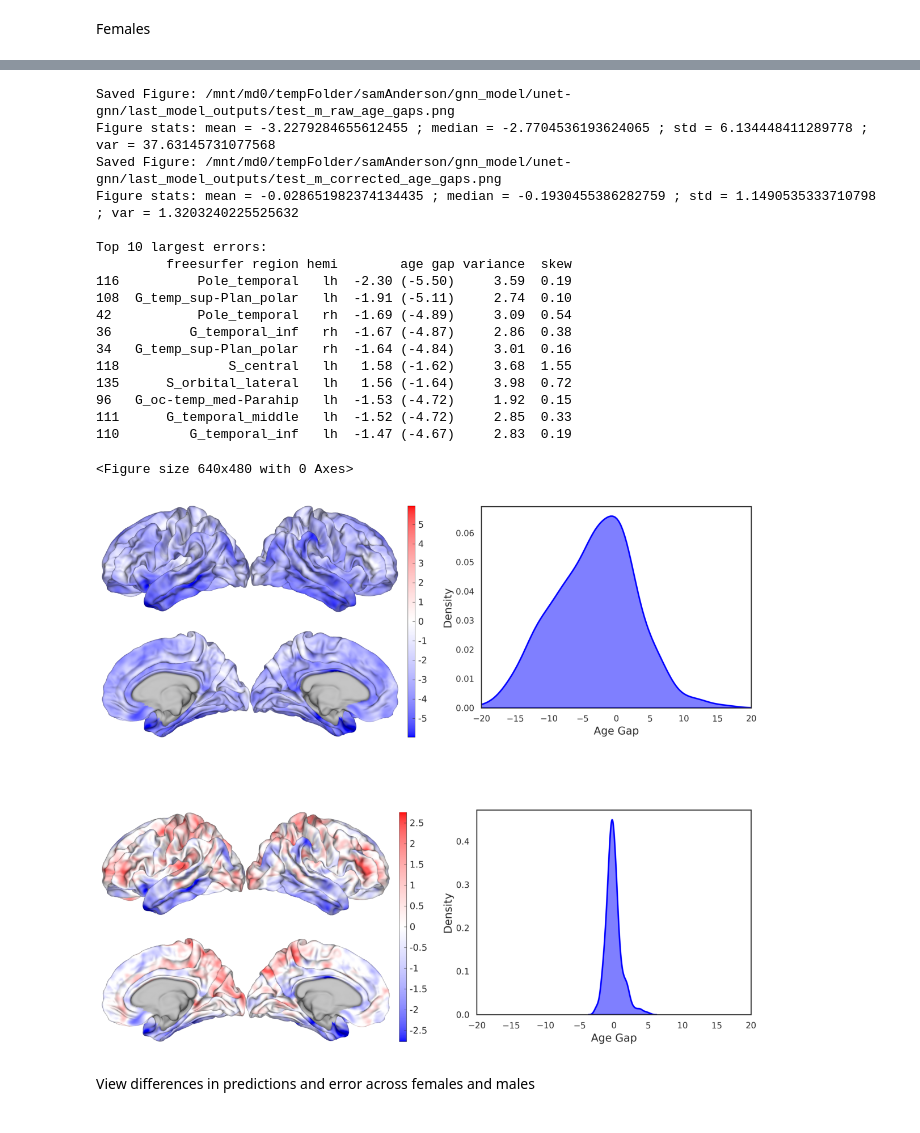
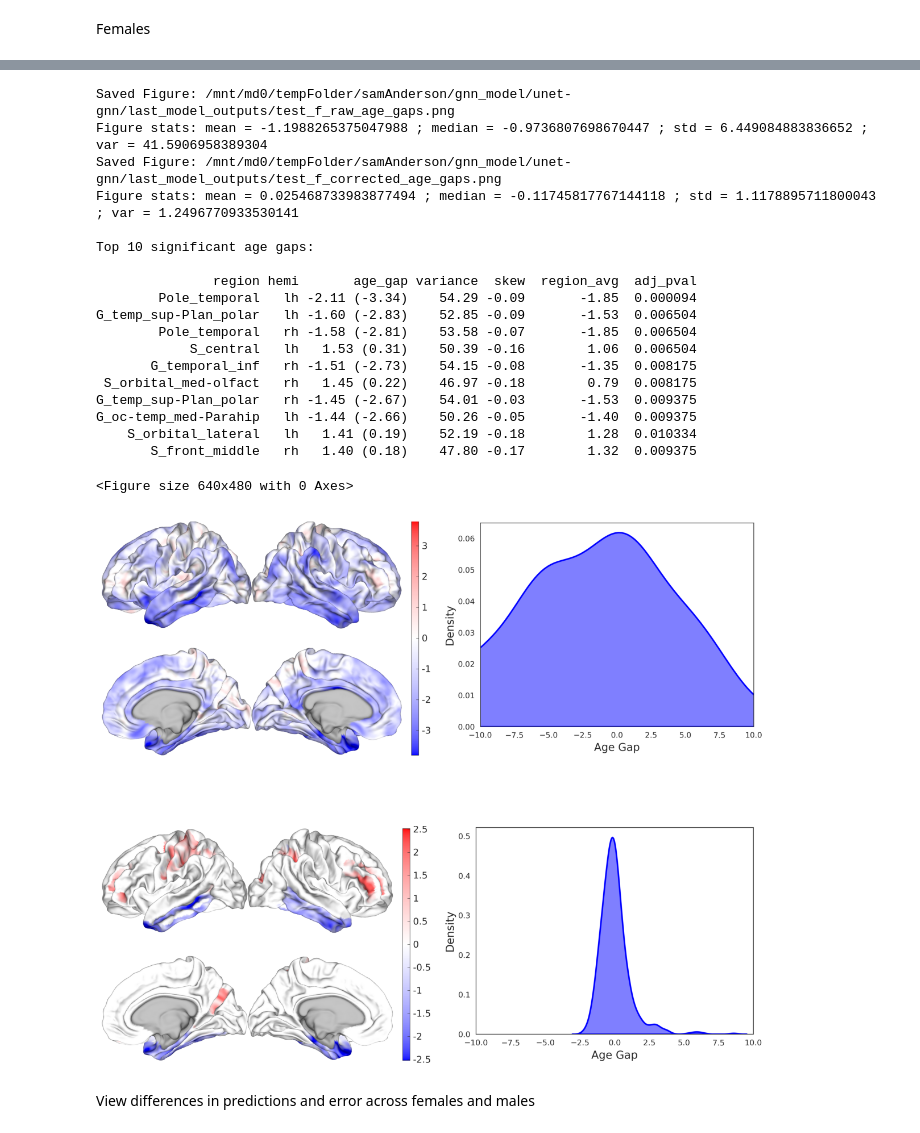
Before and after one commit to SamAndTheSun/Graph_UNet, a Jupyter notebook: notebooks/sex_analysis.ipynb, the cells around one changed output, grey strips where cells are left out. Saved outputs shown, nothing was run; the diff lists cells and outputs as text; code cells hidden in the pictures.

```diff
--- a/notebooks/sex_analysis.ipynb
+++ b/notebooks/sex_analysis.ipynb
@@ -134,51 +47,27 @@ Variance and MAE Loss: 81.277 across 558 observations
-# %%
-# Load the AD values
-suffix = 'test_m'
-avg_mae = np.load(f'{output_dir}{suffix}_avg_mae.npy')
-chr_ages = np.load(f'{output_dir}{suffix}_chr_ages.npy')
-age_gaps = np.load(f'{output_dir}{suffix}_age_gaps.npy')
-pred_per_vertex = np.load(f'{output_dir}{suffix}_pred_per_vertex.npy')
-factors = np.load(f'{output_dir}test_CN_factors.npy')
-
-# Run post-processing
-m_post = postprocess(suffix=suffix)
-plot_paths, region_stats_df, processed_pred_per_vertex, _ = m_post(chr_ages, age_gaps, pred_per_vertex, factors=factors)
-np.save(f'{output_dir}{suffix}_processed_pred_per_vertex', processed_pred_per_vertex)
-del m_post
-
-# Plot the generated images
-fig, axes = plt.subplots(2, 2, figsize=(12, 12))
-axes = axes.ravel()
-
-# Iterate over the images and their corresponding axes
-for ax, path in zip(axes, plot_paths):
-    img = mpimg.imread(path)
-    ax.imshow(img)
-    ax.axis('off')  # Turn off axis labels and ticks
-
-plt.tight_layout()  # Adjust layout to prevent overlap
-
-print('\nTop 10 largest errors:'); print(region_stats_df.head(10)); print('\n')
-region_stats_df.to_csv(f'{output_dir}{suffix}_errors.csv', index=True)
-# %% [output]
-Saved Figure: /mnt/md0/tempFolder/samAnderson/gnn_model/unet-gnn/last_model_outputs/test_m_raw_age_gaps.png
-Figure stats: mean = -3.2279284655612455 ; median = -2.7704536193624065 ; std = 6.134448411289778 ; var = 37.63145731077568
-Saved Figure: /mnt/md0/tempFolder/samAnderson/gnn_model/unet-gnn/last_model_outputs/test_m_corrected_age_gaps.png
-Figure stats: mean = -0.028651982374134435 ; median = -0.1930455386282759 ; std = 1.1490535333710798 ; var = 1.3203240225525632
-
-Top 10 largest errors:
-         freesurfer region hemi        age gap variance  skew
-116          Pole_temporal   lh  -2.30 (-5.50)     3.59  0.19
-108  G_temp_sup-Plan_polar   lh  -1.91 (-5.11)     2.74  0.10
-42           Pole_temporal   rh  -1.69 (-4.89)     3.09  0.54
-36          G_temporal_inf   rh  -1.67 (-4.87)     2.86  0.38
-34   G_temp_sup-Plan_polar   rh  -1.64 (-4.84)     3.01  0.16
-118              S_central   lh   1.58 (-1.62)     3.68  1.55
-135      S_orbital_lateral   lh   1.56 (-1.64)     3.98  0.72
-96   G_oc-temp_med-Parahip   lh  -1.53 (-4.72)     1.92  0.15
-111      G_temporal_middle   lh  -1.52 (-4.72)     2.85  0.33
-110         G_temporal_inf   lh  -1.47 (-4.67)     2.83  0.19
-<Figure size 640x480 with 0 Axes>
-[figure, removed]
+# %%
+suffix='test_f'
+#test_model(X_test_f, y_test_f, model=trained_model, suffix=suffix)
+postprocess_model(suffix, factors=np.load(f'{output_dir}test_CN_factors.npy'), global_limits=10)
+# %% [output]
+Saved Figure: /mnt/md0/tempFolder/samAnderson/gnn_model/unet-gnn/last_model_outputs/test_f_raw_age_gaps.png
+Figure stats: mean = -1.1988265375047988 ; median = -0.9736807698670447 ; std = 6.449084883836652 ; var = 41.5906958389304
+Saved Figure: /mnt/md0/tempFolder/samAnderson/gnn_model/unet-gnn/last_model_outputs/test_f_corrected_age_gaps.png
+Figure stats: mean = 0.025468733983877494 ; median = -0.11745817767144118 ; std = 1.1178895711800043 ; var = 1.2496770933530141
+
+Top 10 significant age gaps:
+
+               region hemi       age_gap variance  skew  region_avg  adj_pval
+        Pole_temporal   lh -2.11 (-3.34)    54.29 -0.09       -1.85  0.000094
+G_temp_sup-Plan_polar   lh -1.60 (-2.83)    52.85 -0.09       -1.53  0.006504
+        Pole_temporal   rh -1.58 (-2.81)    53.58 -0.07       -1.85  0.006504
+            S_central   lh   1.53 (0.31)    50.39 -0.16        1.06  0.006504
+       G_temporal_inf   rh -1.51 (-2.73)    54.15 -0.08       -1.35  0.008175
+ S_orbital_med-olfact   rh   1.45 (0.22)    46.97 -0.18        0.79  0.008175
+G_temp_sup-Plan_polar   rh -1.45 (-2.67)    54.01 -0.03       -1.53  0.009375
+G_oc-temp_med-Parahip   lh -1.44 (-2.66)    50.26 -0.05       -1.40  0.009375
+    S_orbital_lateral   lh   1.41 (0.19)    52.19 -0.18        1.28  0.010334
+       S_front_middle   rh   1.40 (0.18)    47.80 -0.17        1.32  0.009375
+<Figure size 640x480 with 0 Axes>
+[figure, added]
 # %% [markdown]
 View differences in predictions and error across females and males
```
Also changed, not shown: parts of 24 cells of this notebook, 2 other files.
